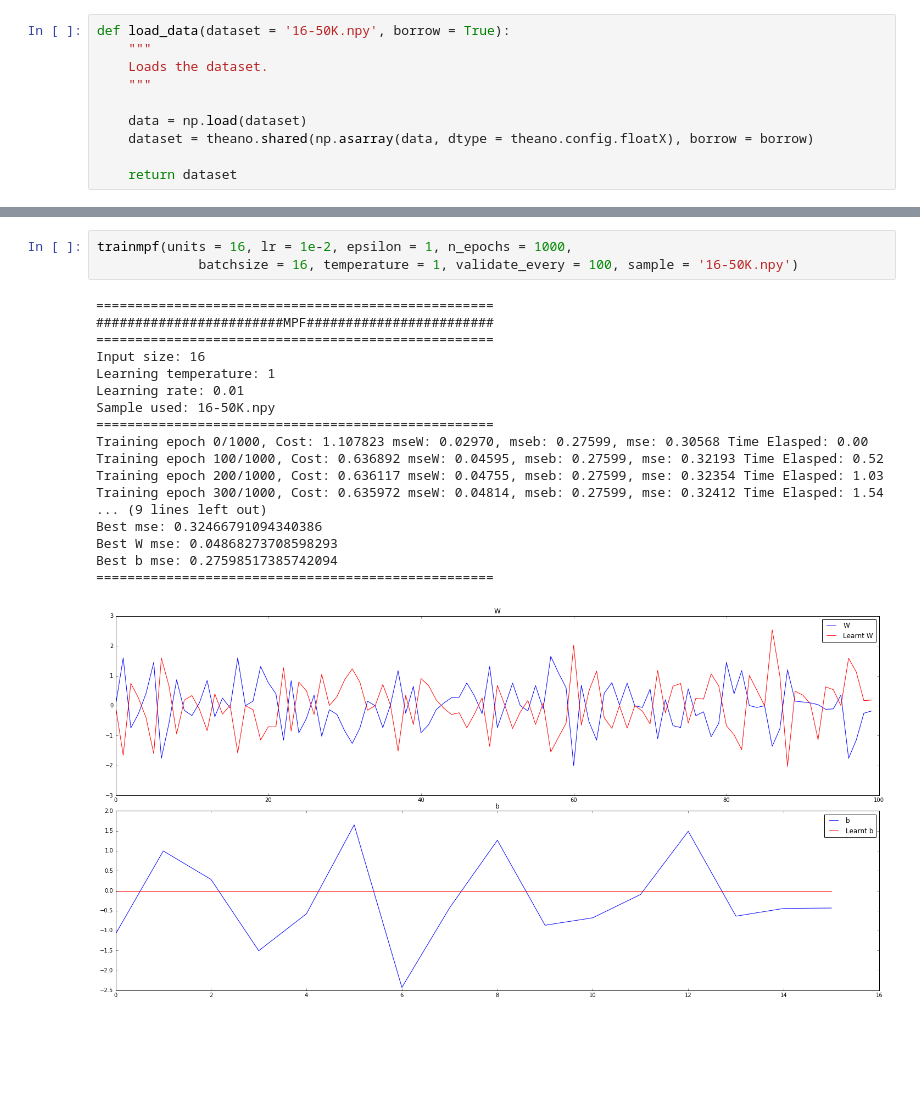
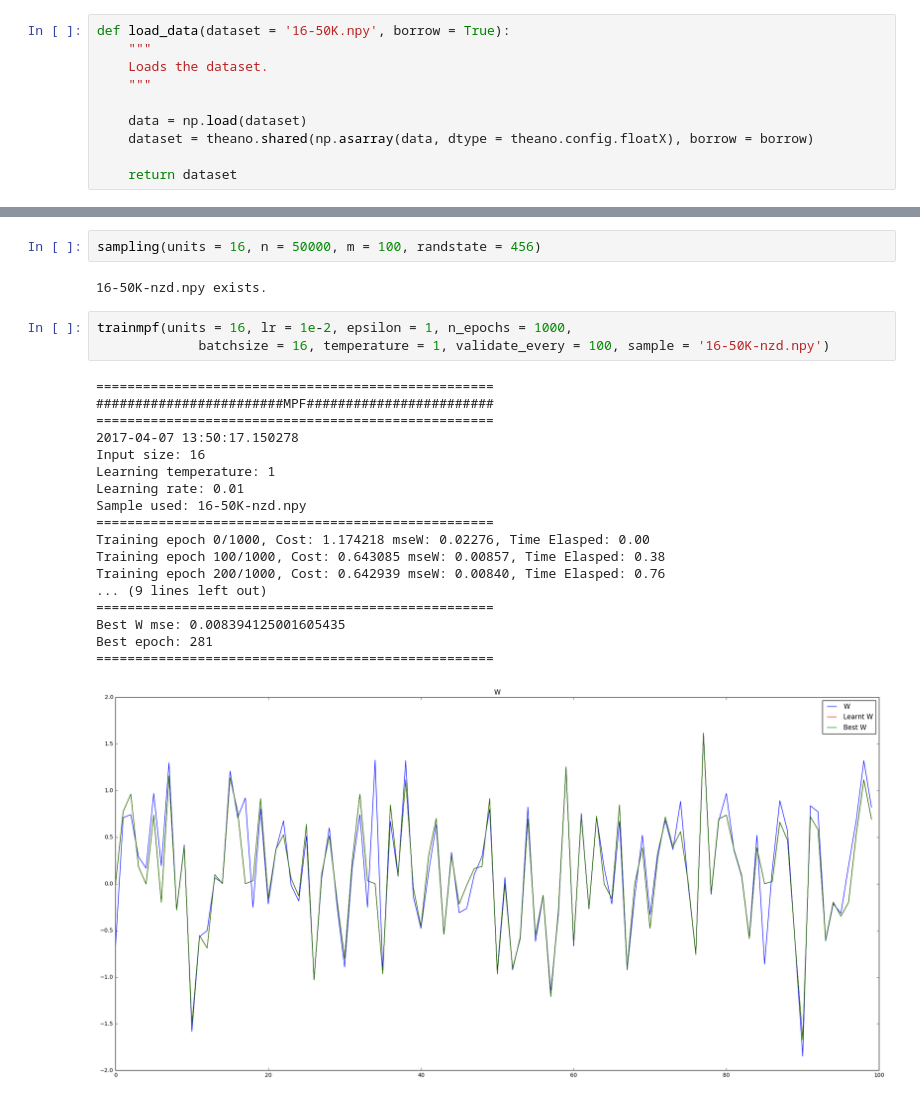
Before and after one commit to zunction/old-mmpf, a Jupyter notebook: Diagonal Biases.ipynb, the cells around one changed output, grey strips where cells are left out. Cells and saved outputs as stored; diff of their text form; blank space fills up the shorter version.

```diff
--- a/Diagonal Biases.ipynb
+++ b/Diagonal Biases.ipynb
@@ -232,22 +401,26 @@ def trainmpf(units = 32, lr = 1e-2, epsilon = 1, n_epochs = 1000,
+# %%
+sampling(units = 16, n = 50000, m = 100, randstate = 456)
+# %% [output]
+16-50K-nzd.npy exists.
 # %%
 trainmpf(units = 16, lr = 1e-2, epsilon = 1, n_epochs = 1000,
-             batchsize = 16, temperature = 1, validate_every = 100, sample = '16-50K.npy')
+             batchsize = 16, temperature = 1, validate_every = 100, sample = '16-50K-nzd.npy')
 # %% [output]
 ===================================================
 ########################MPF########################
 ===================================================
+2017-04-07 13:50:17.150278
 Input size: 16
 Learning temperature: 1
 Learning rate: 0.01
-Sample used: 16-50K.npy
+Sample used: 16-50K-nzd.npy
 ===================================================
-Training epoch 0/1000, Cost: 1.107823 mseW: 0.02970, mseb: 0.27599, mse: 0.30568 Time Elasped: 0.00
-Training epoch 100/1000, Cost: 0.636892 mseW: 0.04595, mseb: 0.27599, mse: 0.32193 Time Elasped: 0.52
-Training epoch 200/1000, Cost: 0.636117 mseW: 0.04755, mseb: 0.27599, mse: 0.32354 Time Elasped: 1.03
-Training epoch 300/1000, Cost: 0.635972 mseW: 0.04814, mseb: 0.27599, mse: 0.32412 Time Elasped: 1.54
+Training epoch 0/1000, Cost: 1.174218 mseW: 0.02276, Time Elasped: 0.00
+Training epoch 100/1000, Cost: 0.643085 mseW: 0.00857, Time Elasped: 0.38
+Training epoch 200/1000, Cost: 0.642939 mseW: 0.00840, Time Elasped: 0.76
 ... (9 lines left out)
-Best mse: 0.32466791094340386
-Best W mse: 0.04868273708598293
-Best b mse: 0.27598517385742094
 ===================================================
+Best W mse: 0.008394125001605435
+Best epoch: 281
+===================================================
-[figure, old version]
+[figure, new version]
```
Also changed, not shown: parts of 21 cells of this notebook, 7 other files.
